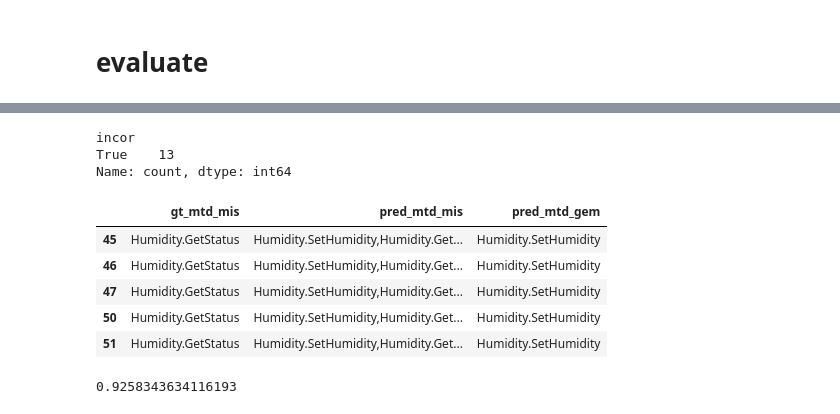
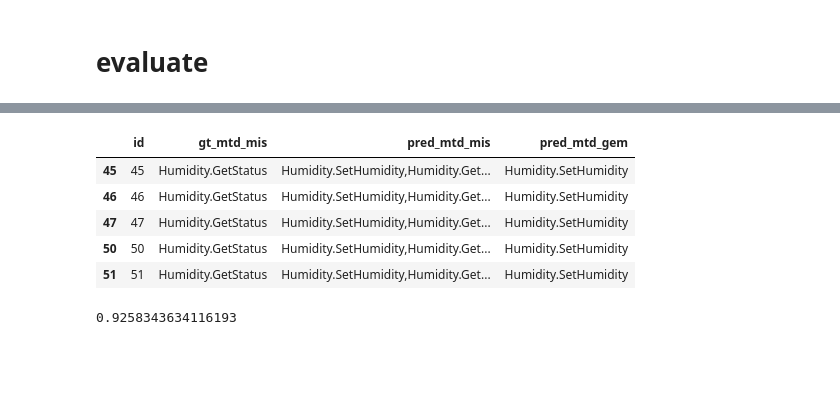
Before and after one commit to viktorpovazhuk/home_assistant_llm, a Jupyter notebook: validation.ipynb, the cells around one changed output, grey strips where cells are left out. Drawn from its saved outputs; the diff is of its cells as text; code cells hidden in the pictures; blank space fills up the shorter version.

```diff
--- a/validation.ipynb
+++ b/validation.ipynb
@@ -686,23 +687,17 @@ df[(df['retriever_cor'] == True) & (df['add'] == True) & (df['gt_mtd'] == 'Smoke
-# %%
-df[(df['gt_mtd'] == 'Cover.SetConfig')]['incor'].value_counts()
-# %% [output]
-incor
-True    13
-Name: count, dtype: int64
 # %%
 df1 = pd.read_csv(OUTPUT_DIR / 'mistral_7b_instruct_v0.2.Q5_K_M/compared.csv')
 df2 = pd.read_csv(OUTPUT_DIR / 'gemma_2b_it_hf_lora/compared.csv')
 # %%
 merged = df1.merge(df2, how='inner', on='id', suffixes=("_mis", "_gem"))
 # %%
-merged[(merged['retriever_cor_mis'] == True) & (merged['retriever_cor_gem'] == False)][['gt_mtd_mis', 'pred_mtd_mis', 'pred_mtd_gem']].head()
+merged[(merged['retriever_cor_mis'] == True) & (merged['retriever_cor_gem'] == False)][['id', 'gt_mtd_mis', 'pred_mtd_mis', 'pred_mtd_gem']].head()
 # %% [output]
-|  | gt_mtd_mis | pred_mtd_mis | pred_mtd_gem |
-| 45 | Humidity.GetStatus | Humidity.SetHumidity,Humidity.Get... | Humidity.SetHumidity |
-| 46 | Humidity.GetStatus | Humidity.SetHumidity,Humidity.Get... | Humidity.SetHumidity |
-| 47 | Humidity.GetStatus | Humidity.SetHumidity,Humidity.Get... | Humidity.SetHumidity |
-| 50 | Humidity.GetStatus | Humidity.SetHumidity,Humidity.Get... | Humidity.SetHumidity |
-| 51 | Humidity.GetStatus | Humidity.SetHumidity,Humidity.Get... | Humidity.SetHumidity |
+|  | id | gt_mtd_mis | pred_mtd_mis | pred_mtd_gem |
+| 45 | 45 | Humidity.GetStatus | Humidity.SetHumidity,Humidity.Get... | Humidity.SetHumidity |
+| 46 | 46 | Humidity.GetStatus | Humidity.SetHumidity,Humidity.Get... | Humidity.SetHumidity |
+| 47 | 47 | Humidity.GetStatus | Humidity.SetHumidity,Humidity.Get... | Humidity.SetHumidity |
+| 50 | 50 | Humidity.GetStatus | Humidity.SetHumidity,Humidity.Get... | Humidity.SetHumidity |
+| 51 | 51 | Humidity.GetStatus | Humidity.SetHumidity,Humidity.Get... | Humidity.SetHumidity |
 # %%
 df[df['retriever_cor'] == True].shape[0] / df.shape[0]
 # %% [output]
```
Also changed, not shown: parts of 19 cells of this notebook.
